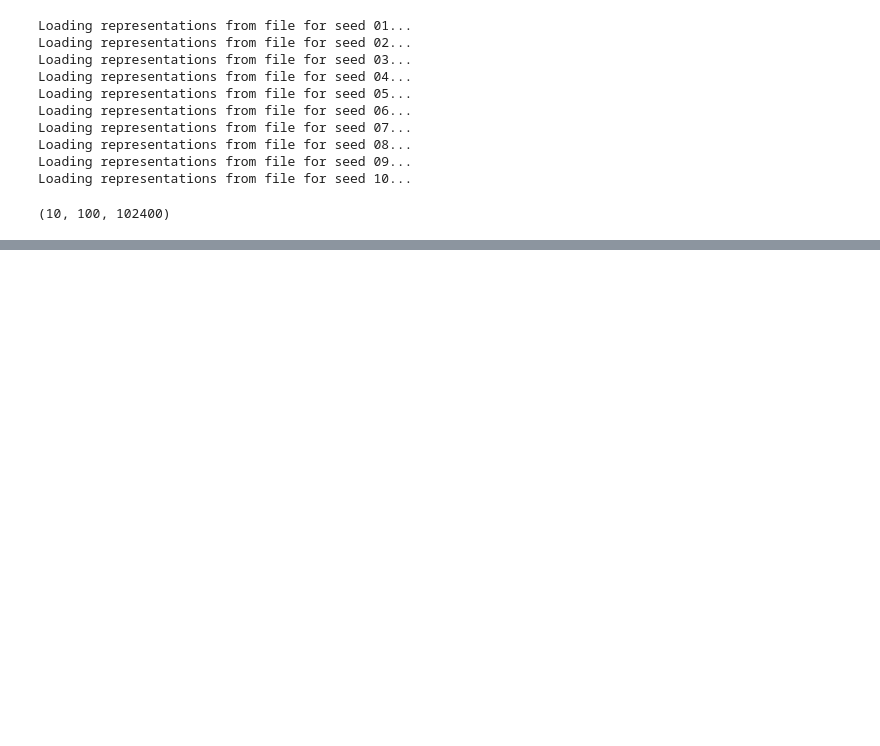
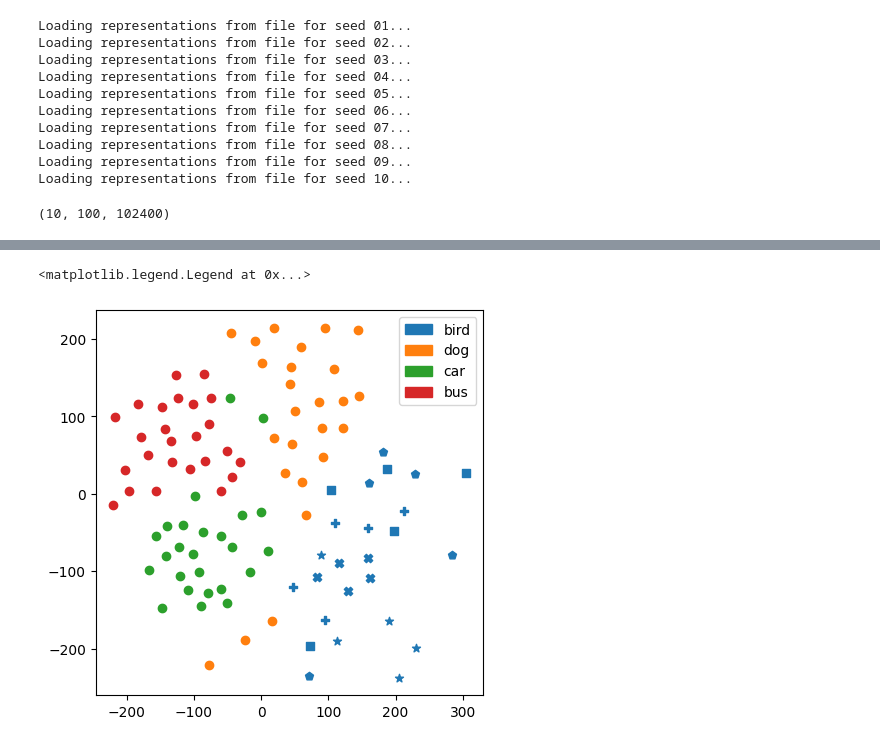
Before and after one commit to tobasummandal/deepCats, a Jupyter notebook: thesis.ipynb, the cells around one changed output, grey strips where cells are left out. Cells and saved outputs as stored; diff of their text form; code cells hidden in the pictures; blank space fills up the shorter version.

```diff
--- a/thesis.ipynb
+++ b/thesis.ipynb
@@ -205,0 +490,21 @@ Weights from ./models/AlexNet/ILSVRC_training_seeds_01_to_10/training_seed_10/mo
+# %%
+# Create MDS for Imagenet
+imagenetMDS = MDS(n_components=2, dissimilarity="precomputed")
+imagenetSolution = imagenetMDS.fit_transform(imagenetSimMat)
+
+# Plot MDS
+fig, ax = plt.subplots(1, 1, figsize=(5, 5))
+
+# Plot MDS
+for i in range(len(catImgs)):
+    ax.scatter(
+        imagenetSolution[i, 0],
+        imagenetSolution[i, 1],
+        color = colors[i],
+        marker = markers[i]
+    )
+
+plt.legend(handles=legendHandles)
+# %% [output]
+<matplotlib.legend.Legend at 0x...>
+[figure, added]
```
Also changed, not shown: parts of 18 cells of this notebook.
